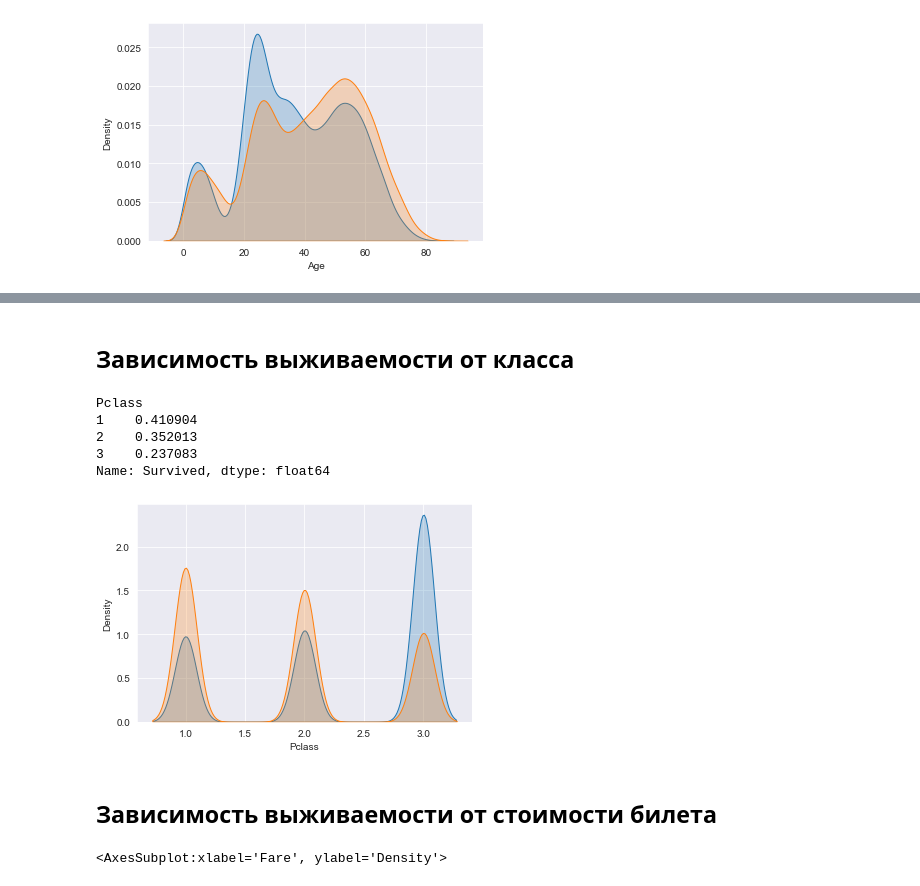
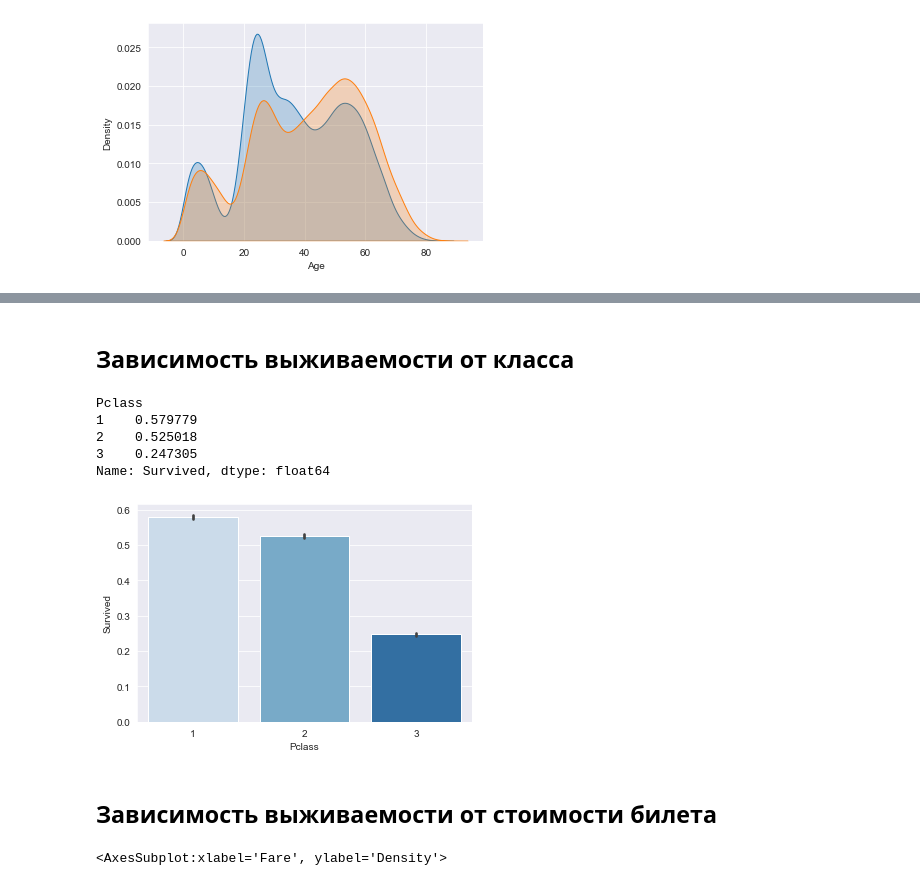
Before and after one commit to zappaz00/2_data_exploration, a Jupyter notebook: eda.ipynb, the cells around one changed output, grey strips where cells are left out. Cells and saved outputs as stored; diff of their text form; code cells hidden in the pictures.

```diff
--- a/eda.ipynb
+++ b/eda.ipynb
@@ -276,19 +268,15 @@ sns.kdeplot(titanic_data[titanic_data.Survived==1].Age, label='alive', shade=Tru
 # %% [markdown]
-## Зависимость выживаемости от класса
+## Зависимость выживаемости от **класса**
 # %%
-sns.kdeplot(titanic_data[titanic_data.Survived==0].Pclass, label='dead', shade=True)
-sns.kdeplot(titanic_data[titanic_data.Survived==1].Pclass, label='alive', shade=True)
-
-titanic_data.groupby('Pclass').Survived.sum() / titanic_data.Survived.sum()
-
-# sns.lineplot(data=titanic_data.groupby('Pclass').Survived.sum() / titanic_data.Survived.sum())
+sns.barplot(data=titanic_data, x = 'Pclass', y='Survived', palette = 'Blues')
+titanic_data.groupby('Pclass').Survived.mean()
 # %% [output]
 Pclass
-1    0.410904
-2    0.352013
-3    0.237083
+1    0.579779
+2    0.525018
+3    0.247305
 Name: Survived, dtype: float64
-[figure, old version]
+[figure, new version]
 # %% [markdown]
-## Зависимость выживаемости от стоимости билета
+## Зависимость выживаемости от **стоимости билета**
 # %%
```
Also changed, not shown: parts of 26 cells of this notebook.
